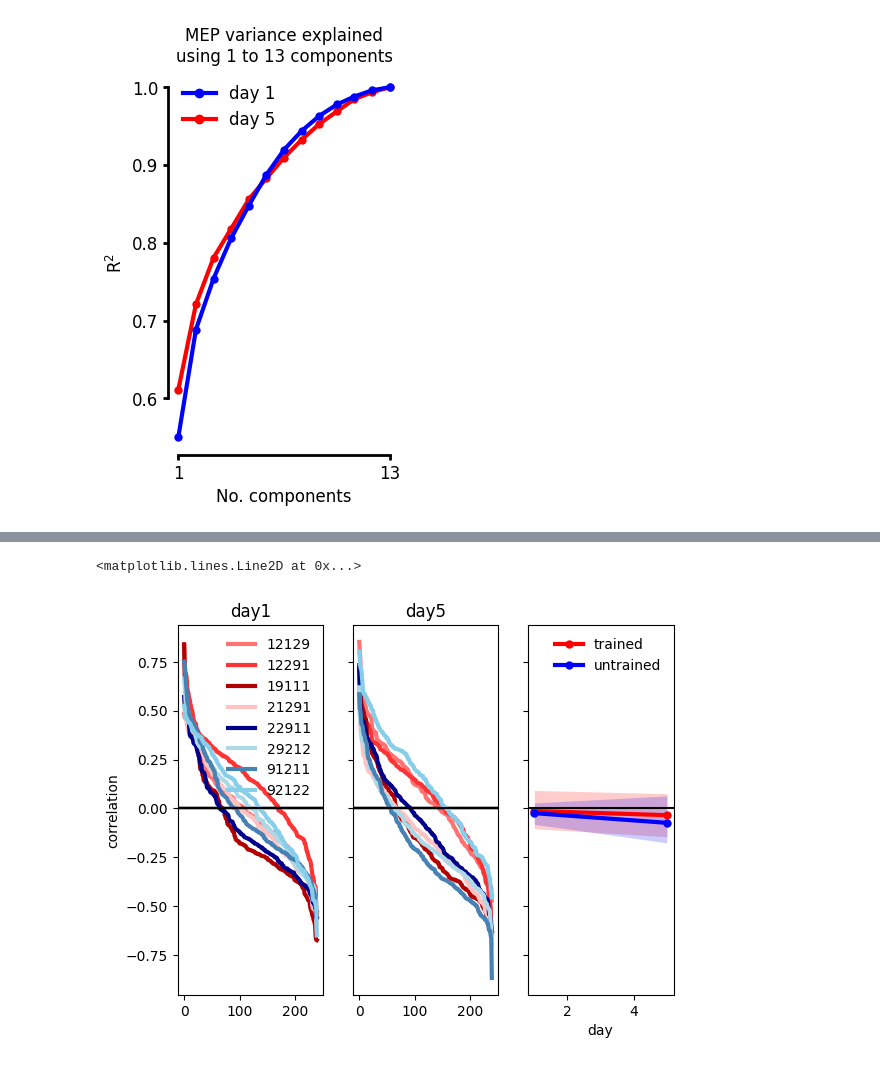
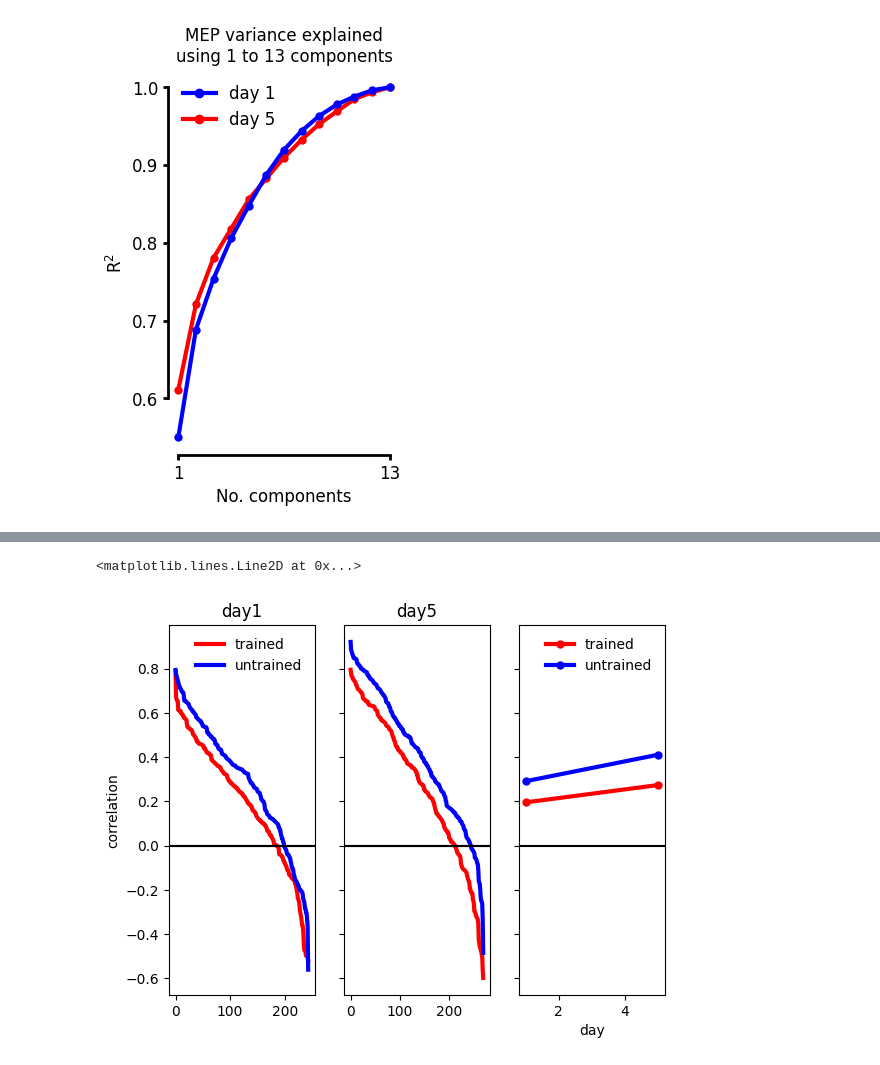
Before and after one commit to mnlmrc/extension-flexion-chords, a Jupyter notebook: notebooks/main.ipynb, the cells around one changed output, grey strips where cells are left out. Saved outputs shown, nothing was run; the diff lists cells and outputs as text; code cells hidden in the pictures.

```diff
--- a/notebooks/main.ipynb
+++ b/notebooks/main.ipynb
@@ -1460,6 +1460,6 @@ axs.plot(pca2)
 # %%
 experiment = 'efc3'
-participant_id = 'subj114'
+participant_id = 'subj100'
 
 with open(os.path.join(gl.baseDir, experiment, 'correlations.pkl'), 'rb') as f:
     correlation = pickle.load(f)
@@ -1473,49 +1473,55 @@ untrained = pinfo[pinfo['participant_id']==participant_id].reset_index()['untrai
 # Use `+` to concatenate trained and untrained lists
 chords = trained + untrained
 
-# Red and Blue shades
-colors = [
-    # Reds
-    (1.0, 0.756, 0.756),  # Light Red
-    (1.0, 0.451, 0.451),  # Soft Red
-    (1.0, 0.2, 0.2),      # Medium Red
-    (0.698, 0.0, 0.0),    # Dark Red
-    # Blues
-    (0.678, 0.847, 0.902),  # Light Blue
-    (0.529, 0.808, 0.922),  # Sky Blue
-    (0.275, 0.510, 0.706),  # Medium Blue
-    (0.0, 0.0, 0.545)       # Dark Blue
-]
+# # Red and Blue shades
+# colors = [
+#     # Reds
+#     (1.0, 0.756, 0.756),  # Light Red
+#     (1.0, 0.451, 0.451),  # Soft Red
+#     (1.0, 0.2, 0.2),      # Medium Red
+#     (0.698, 0.0, 0.0),    # Dark Red
+#     # Blues
+#     (0.678, 0.847, 0.902),  # Light Blue
+#     (0.529, 0.808, 0.922),  # Sky Blue
+#     (0.275, 0.510, 0.706),  # Medium Blue
+#     (0.0, 0.0, 0.545)       # Dark Blue
+# ]
+
+color_map = {
+    'trained': 'red',
+    'untrained': 'blue',
+}
 
 # Create a color map matching each chord to a color
-color_map = {chord: color for chord, color in zip(chords, colors)}
+# color_map = {chord: color for chord, color in zip(chords, colors)}
 
 fig, axs = plt.subplots(1, 3,sharey=True)
 
 for c, corr in enumerate(correlation['corr']):
     if correlation['participant_id'][c]==participant_id:
         corr = sorted(corr, reverse=True)
 
-        df_corr_tmp = df_correlation[(df_correlation['chordID']==correlation['chordID'][c]) & (df_correlation['participant_id']==participant_id)]
+        df_corr_tmp = df_correlation[(df_correlation['chord']==correlation['chord'][c]) & (df_correlation['participant_id']==participant_id)]
 
         if correlation['day'][c]=='1':
             ax = axs[0]
         else:
             ax = axs[1]
 
-        ax.plot(corr, color=color_map[str(correlation['chordID'][c])], lw=3, label=str(correlation['chordID'][c]))
+        # ax.plot(corr, color=color_map[str(correlation['chord'][c])], lw=3, label=str(correlation['chord'][c]))
+        ax.plot(corr, color=color_map[str(correlation['chord'][c])], lw=3, label=str(correlation['chord'][c]))
         ax.set_title(f"day{correlation['day'][c]}")
         ax.axhline(0, color='k')
         # sns.lineplot(df_corr_tmp, ax=axs[2], y='corr', x='day', color=color_map[str(correlation['chordID'][c])], marker='o', markeredgecolor='none', alpha=.3, lw=3)
 
 axs[0].set_ylabel('correlation')
 axs[0].legend(frameon=False, loc='best')
 
 df_correlation = df_correlation[df_correlation['participant_id']==participant_id]
 
 sns.lineplot(df_correlation, ax=axs[2], y='corr', x='day', hue='chord', hue_order=['trained', 'untrained'], palette=['red', 'blue'], marker='o', markeredgecolor='none', lw=3, err_kws={'lw': 0})
 axs[2].legend(frameon=False)
 axs[2].axhline(0, color='k')
 # %% [output]
 <matplotlib.lines.Line2D at 0x...>
-[figure, old version]
+[figure, new version]
```
Also changed, not shown: parts of 6 cells of this notebook, 1 other file.
